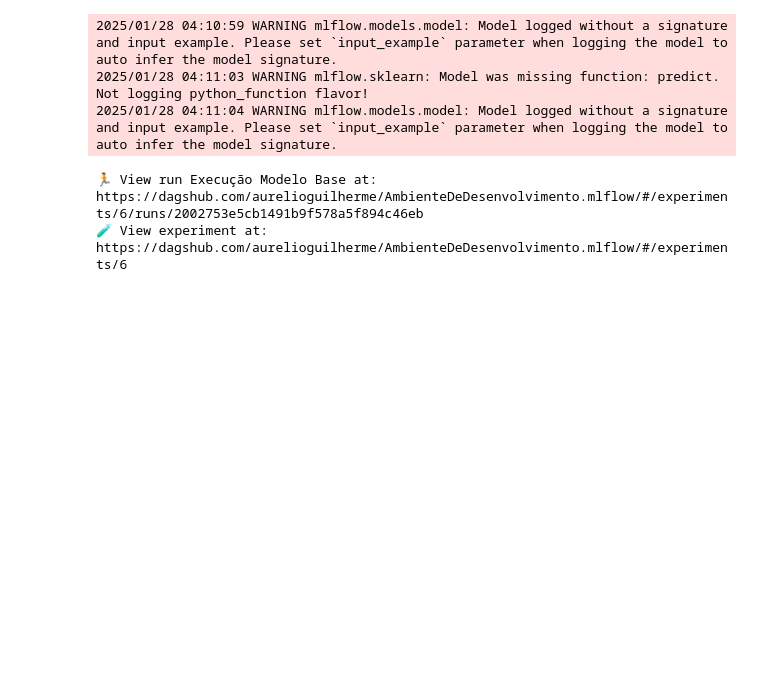
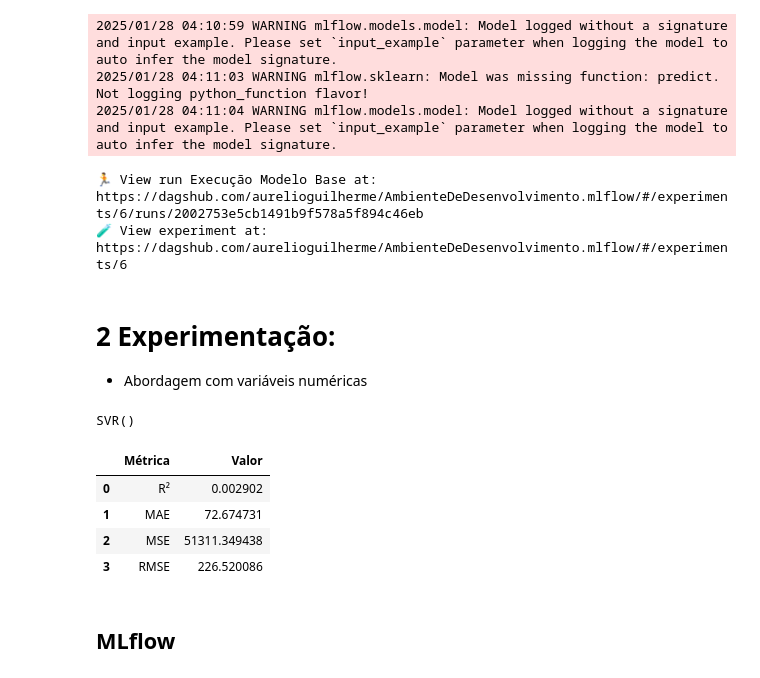
Before and after one commit to AurelioGuilherme/AmbienteDeDesenvolvimento, a Jupyter notebook: Notebooks/Models-Notebooks/modelo_svr.ipynb, the cells around one changed output. Cells and saved outputs as stored; diff of their text form; code cells hidden in the pictures; blank space fills up the shorter version.

```diff
--- a/Notebooks/Models-Notebooks/modelo_svr.ipynb
+++ b/Notebooks/Models-Notebooks/modelo_svr.ipynb
@@ -124,3 +127,7 @@ with mlflow.start_run(run_name='Execução Modelo Base'):
 2025/01/28 04:11:04 WARNING mlflow.models.model: Model logged without a signature and input example. Please set `input_example` parameter when logging the model to auto infer the model signature.
 🏃 View run Execução Modelo Base at: https://dagshub.com/aurelioguilherme/AmbienteDeDesenvolvimento.mlflow/#/experiments/6/runs/2002753e5cb1491b9f578a5f894c46eb
 🧪 View experiment at: https://dagshub.com/aurelioguilherme/AmbienteDeDesenvolvimento.mlflow/#/experiments/6
+# %% [markdown]
+# 2 Experimentação:
+
+- Abordagem com variáveis numéricas
@@ -126,0 +173,23 @@ with mlflow.start_run(run_name='Execução Modelo Base'):
+# %%
+model = SVR()
+model.fit(X_train, y_train)
+# %% [output]
+SVR()
+# %%
+y_pred = model.predict(X_test)
+# %%
+metricas = {'Métrica': ['R²', 'MAE', 'MSE', 'RMSE'],
+            'Valor': [r2_score(y_test, y_pred),
+                      mean_absolute_error(y_test, y_pred),
+                      mean_squared_error(y_test, y_pred),
+                      np.sqrt(mean_squared_error(y_test, y_pred))]}
+# %%
+pd.DataFrame(metricas)
+# %% [output]
+|  | Métrica | Valor |
+| 0 | R² | 0.002902 |
+| 1 | MAE | 72.674731 |
+| 2 | MSE | 51311.349438 |
+| 3 | RMSE | 226.520086 |
+# %% [markdown]
+## MLflow
```
Also changed, not shown: parts of 3 cells of this notebook, 9 other files.
